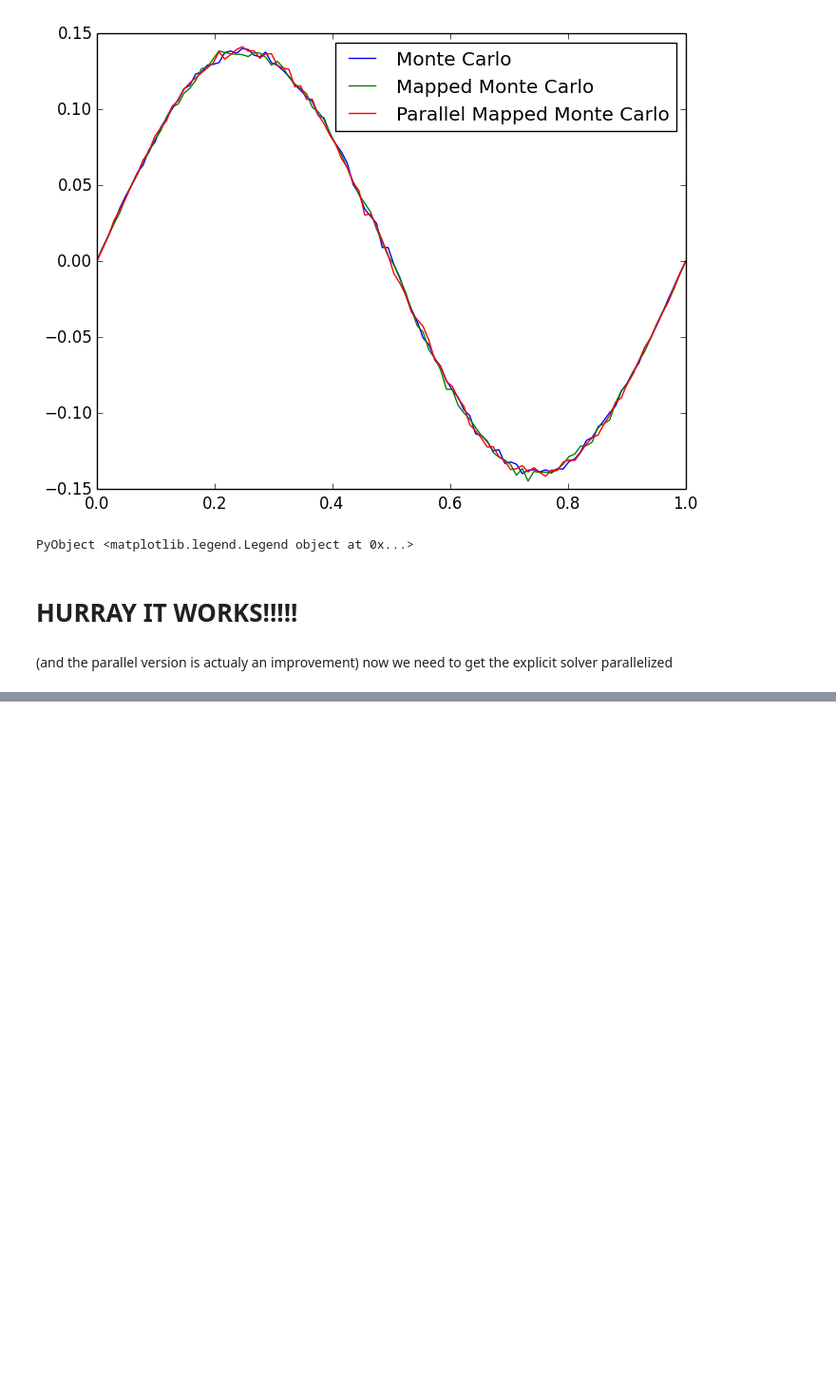
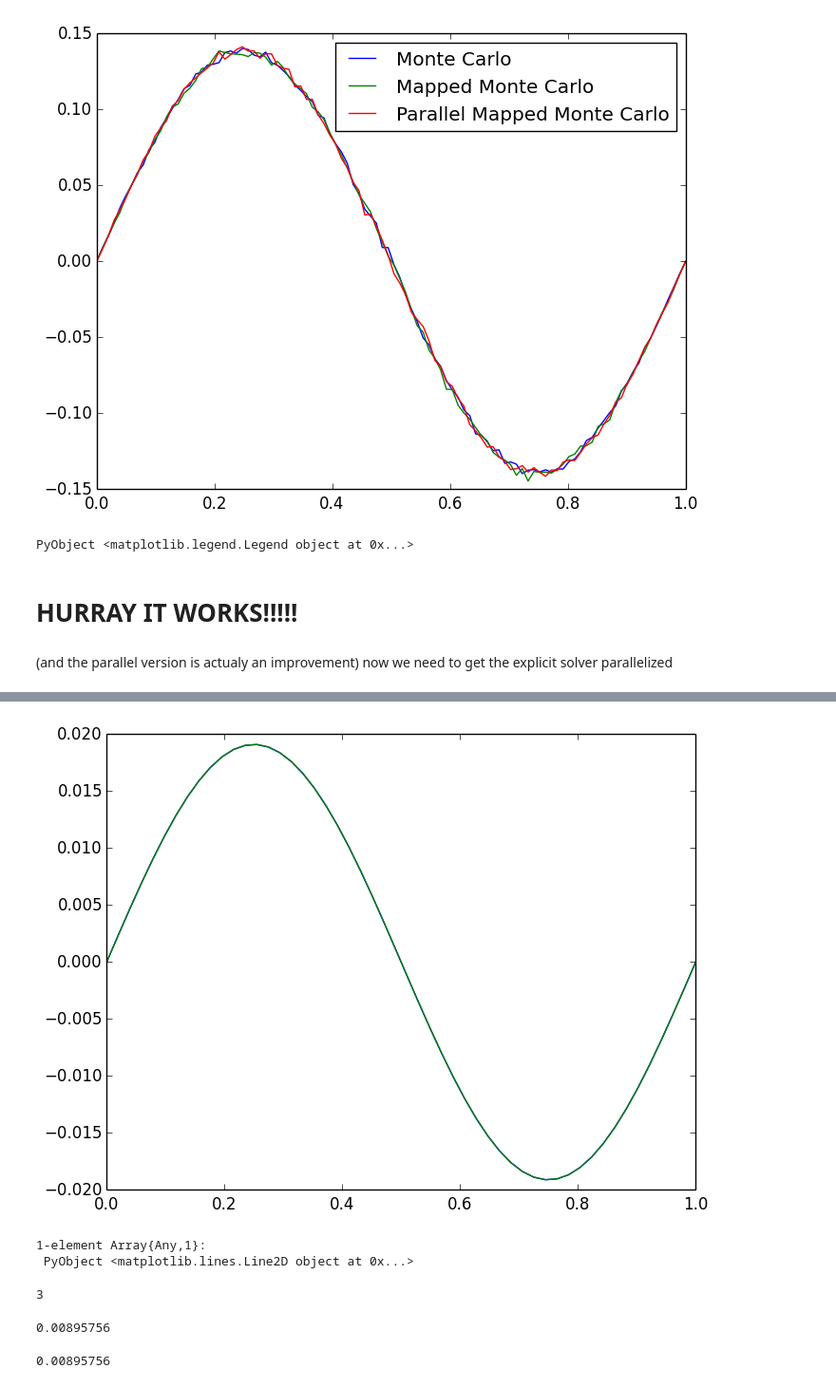
Before and after one commit to sennosays/project, a Jupyter notebook: Working Notebook.ipynb, the cells around one changed output, grey strips where cells are left out. Shown at 95% size. Drawn from its saved outputs; the diff is of its cells as text; code cells hidden in the pictures; blank space fills up the shorter version.

```diff
--- a/Working Notebook.ipynb
+++ b/Working Notebook.ipynb
@@ -321,0 +432,19 @@ PyObject <matplotlib.legend.Legend object at 0x...>
+# %%
+plot(p_e_x,p_e_sol)
+plot(e_x,e_sol)
+# %% [output]
+[figure, added]
+1-element Array{Any,1}:
+ PyObject <matplotlib.lines.Line2D object at 0x...>
+# %%
+nprocs()
+# %% [output]
+3
+# %%
+time = @elapsed rand(100000)
+# %% [output]
+0.00895756
+# %%
+time
+# %% [output]
+0.00895756
```
Also changed, not shown: parts of 16 cells of this notebook, 2 other files.
